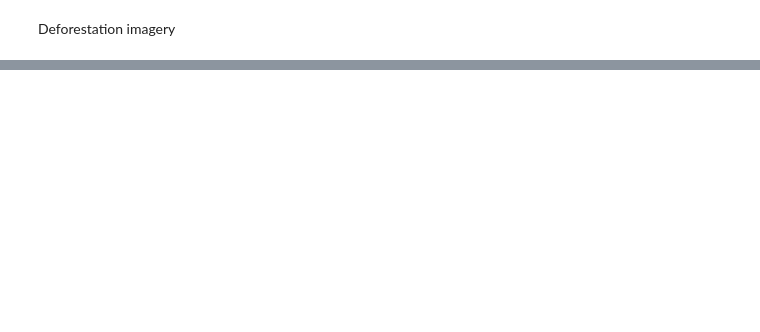
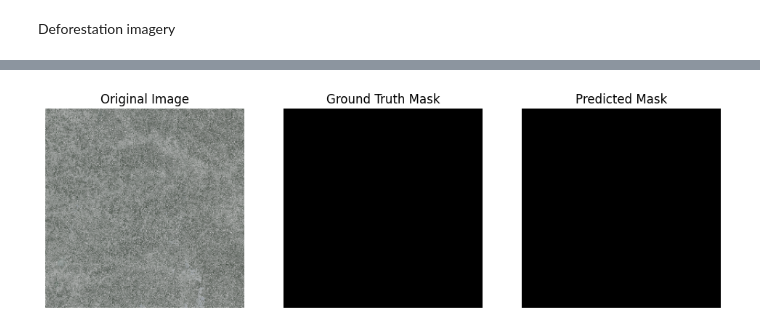
Before and after one commit to peleemanuel/bachelor-degree, a Jupyter notebook: deforestation_model/playbook.ipynb, the cells around one changed output, grey strips where cells are left out. Cells and saved outputs as stored; diff of their text form; code cells hidden in the pictures; blank space fills up the shorter version.

```diff
--- a/deforestation_model/playbook.ipynb
+++ b/deforestation_model/playbook.ipynb
@@ -83,0 +130,10 @@ df['geometry'][0]
+# %%
+import numpy as np
+
+# Inspect the raw file
+file_path = '/home/epele/.cache/kagglehub/datasets/akhilchibber/deforestation-detection-dataset/versions/1/1_CLOUD_FREE_DATASET/2_SENTINEL2/IMAGE_16_GRID/RASTER_0.tif'
+
+# Load as a memory map to avoid excessive memory usage
+with open(file_path, 'rb') as f:
+    raw_data = np.fromfile(f, dtype='float32')  # Adjust dtype based on your file
+    print(f"Raw data size: {raw_data.size}")
@@ -83,0 +433,9 @@ df['geometry'][0]
+# %%
+# Predict on the validation dataset
+predicted_masks = model.predict(X_val)
+
+# Threshold the predictions to get binary masks (0 or 1)
+threshold = 0.5
+predicted_masks = (predicted_masks > threshold).astype(np.uint8)
+
+print(f"Predicted masks shape: {predicted_masks.shape}")
@@ -83,0 +445,38 @@ df['geometry'][0]
+# %%
+import matplotlib.pyplot as plt
+
+def plot_sample(image, ground_truth, prediction, index):
+    """
+    Plot a single image with its ground truth mask and predicted mask.
+    Args:
+        image: The original image (input to the model).
+        ground_truth: The ground truth mask (label).
+        prediction: The predicted mask from the model.
+        index: Index of the image to visualize.
+    """
+    plt.figure(figsize=(12, 4))
+
+    # Original Image
+    plt.subplot(1, 3, 1)
+    plt.title("Original Image")
+    plt.imshow(image[index])
+    plt.axis("off")
+
+    # Ground Truth Mask
+    plt.subplot(1, 3, 2)
+    plt.title("Ground Truth Mask")
+    plt.imshow(ground_truth[index], cmap="gray")
+    plt.axis("off")
+
+    # Predicted Mask
+    plt.subplot(1, 3, 3)
+    plt.title("Predicted Mask")
+    plt.imshow(prediction[index], cmap="gray")
+    plt.axis("off")
+
+    plt.show()
+
+# Example: Plot the first sample
+plot_sample(X_val, y_val, predicted_masks, index=0)
+# %% [output]
+[figure, added]
```
Also changed, not shown: parts of 23 cells of this notebook, 3 other files.
